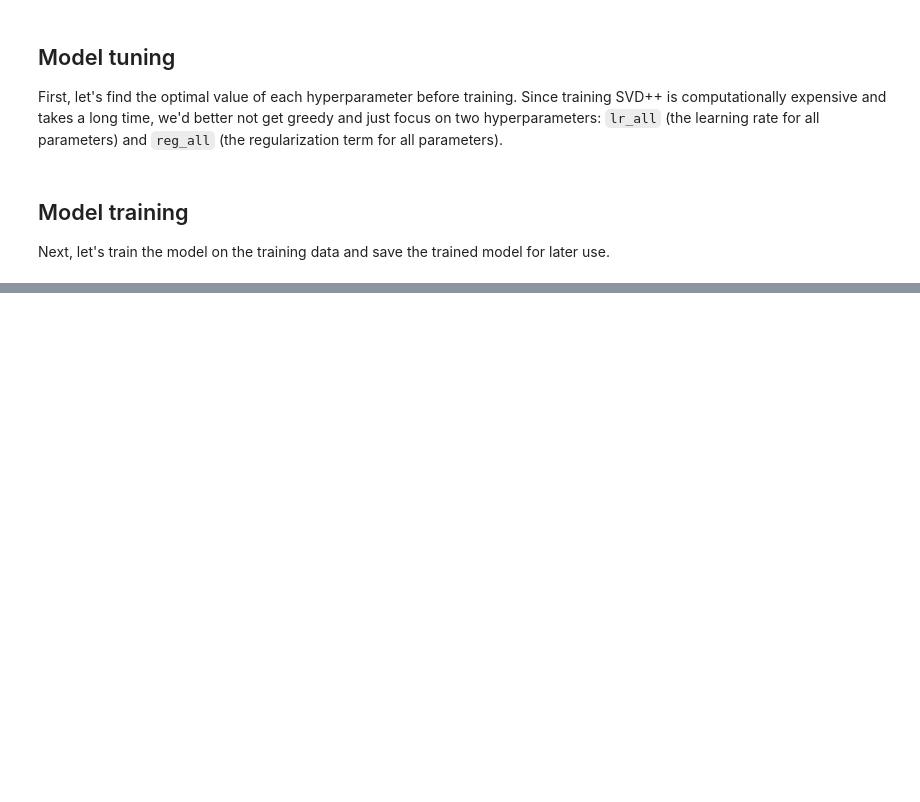
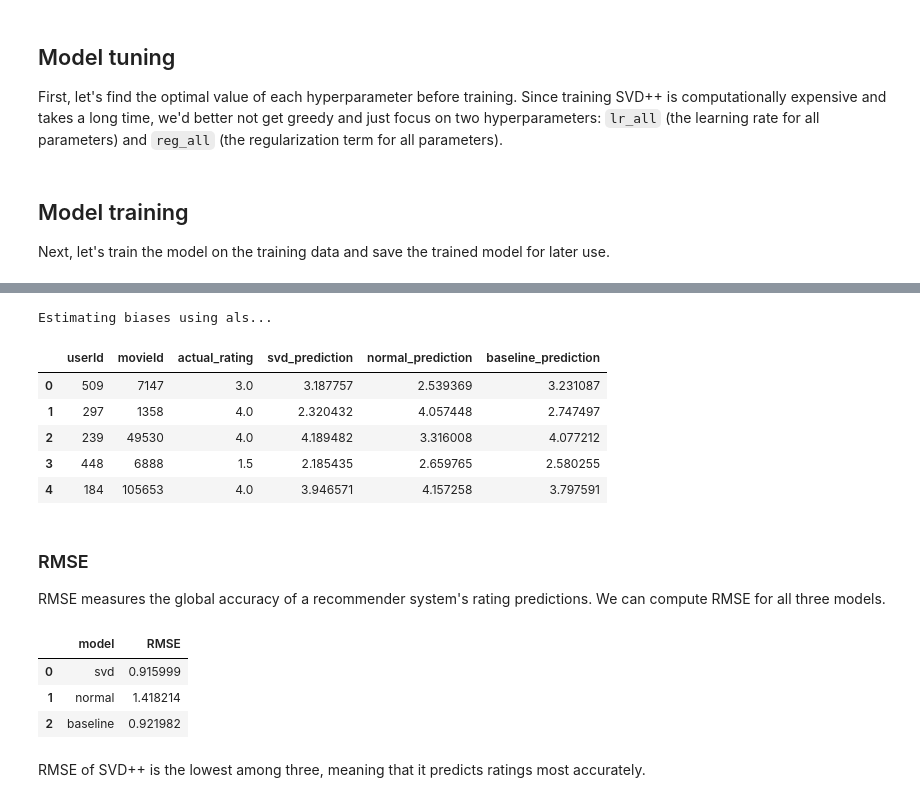
Before and after one commit to Yuan-Meng/movie-night, a Jupyter notebook: model_training.ipynb, the cells around one changed output, grey strips where cells are left out. Drawn from its saved outputs; the diff is of its cells as text; code cells hidden in the pictures; blank space fills up the shorter version.

```diff
--- a/model_training.ipynb
+++ b/model_training.ipynb
@@ -271,0 +255,61 @@ RMSE of the `NormalPredictor` algorithm is 1.44, suggesting that our SVD++ algor
+# %%
+# Load trained model
+_, svdtuned = dump.load("best_svd")
+# %%
+# Use SVD++ to make predictions
+svd_preds = svdtuned.test(test)
+
+# Use NormalPredictor to make predictions
+normal = NormalPredictor()
+normal.fit(train)
+normal_preds = normal.test(test)
+
+# Use BaselineOnly to make predictions
+baseline = BaselineOnly()
+baseline.fit(train)
+baseline_preds = baseline.test(test)
+# %% [output]
+Estimating biases using als...
+# %%
+# Create a new data frame to save SVD++ predictions
+df_preds = pd.DataFrame(svd_preds)
+df_preds.drop("details", inplace=True, axis=1)
+df_preds.columns = ["userId", "movieId", "actual_rating", "svd_prediction"]
+
+# Add predictions by baseline models
+df_preds["normal_prediction"] = pd.DataFrame(normal_preds)["est"]
+df_preds["baseline_prediction"] = pd.DataFrame(baseline_preds)["est"]
+
+# Have a look
+df_preds.head()
+# %% [output]
+|  | userId | movieId | actual_rating | svd_prediction | normal_prediction | baseline_prediction |
+| 0 | 509 | 7147 | 3.0 | 3.187757 | 2.539369 | 3.231087 |
+| 1 | 297 | 1358 | 4.0 | 2.320432 | 4.057448 | 2.747497 |
+| 2 | 239 | 49530 | 4.0 | 4.189482 | 3.316008 | 4.077212 |
+| 3 | 448 | 6888 | 1.5 | 2.185435 | 2.659765 | 2.580255 |
+| 4 | 184 | 105653 | 4.0 | 3.946571 | 4.157258 | 3.797591 |
+# %% [markdown]
+### RMSE
+RMSE measures the global accuracy of a recommender system's rating predictions. We can compute RMSE for all three models.
+# %%
+# List of model names
+model_list = ["svd", "normal", "baseline"]
+
+# Save RMSE results in a data frame
+df_eval = pd.DataFrame()
+df_eval["model"] = model_list
+df_eval["RMSE"] = [
+    recmetrics.rmse(df_preds["actual_rating"], df_preds[f"{model}_prediction"])
+    for model in model_list
+]
+
+# Display results
+df_eval
+# %% [output]
+|  | model | RMSE |
+| 0 | svd | 0.915999 |
+| 1 | normal | 1.418214 |
+| 2 | baseline | 0.921982 |
+# %% [markdown]
+RMSE of SVD++ is the lowest among three, meaning that it predicts ratings most accurately.
```
Also changed, not shown: parts of 37 cells of this notebook, 1 other file.
